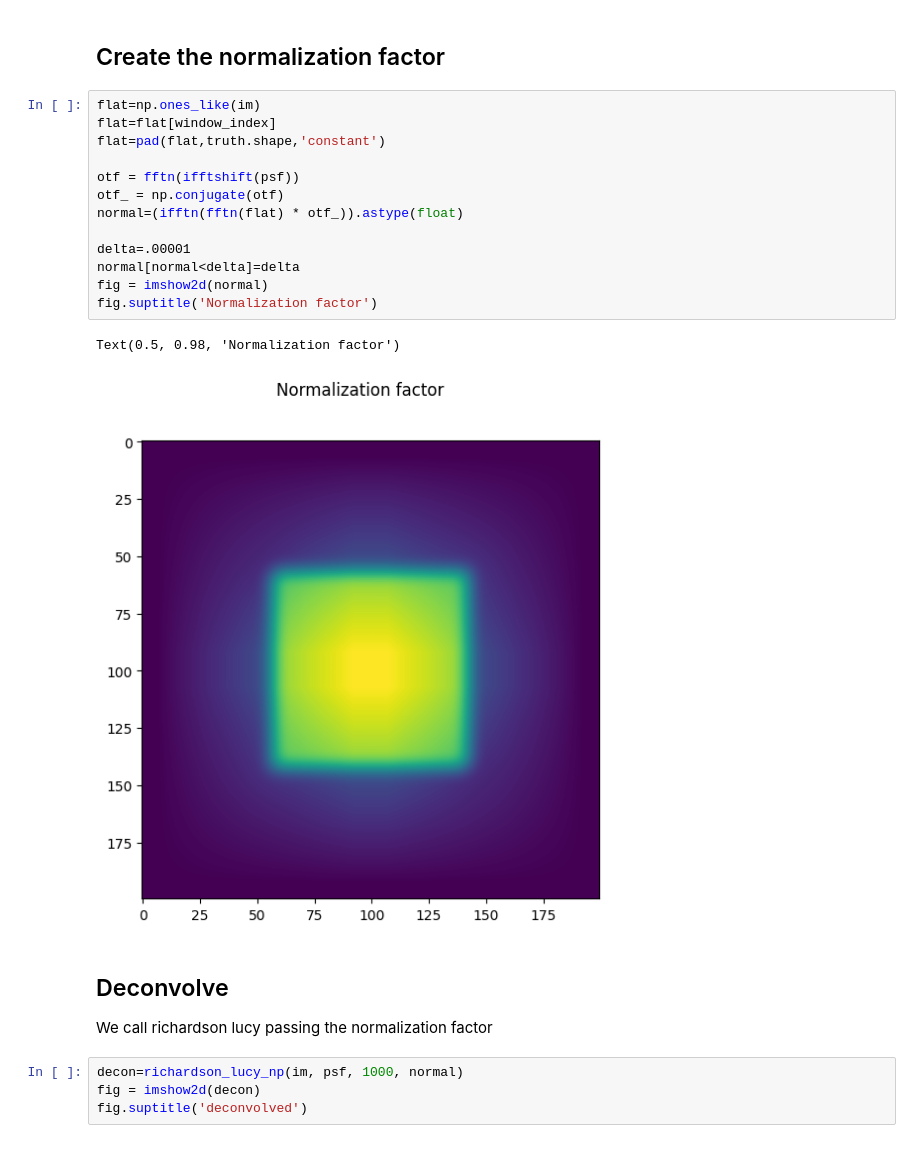
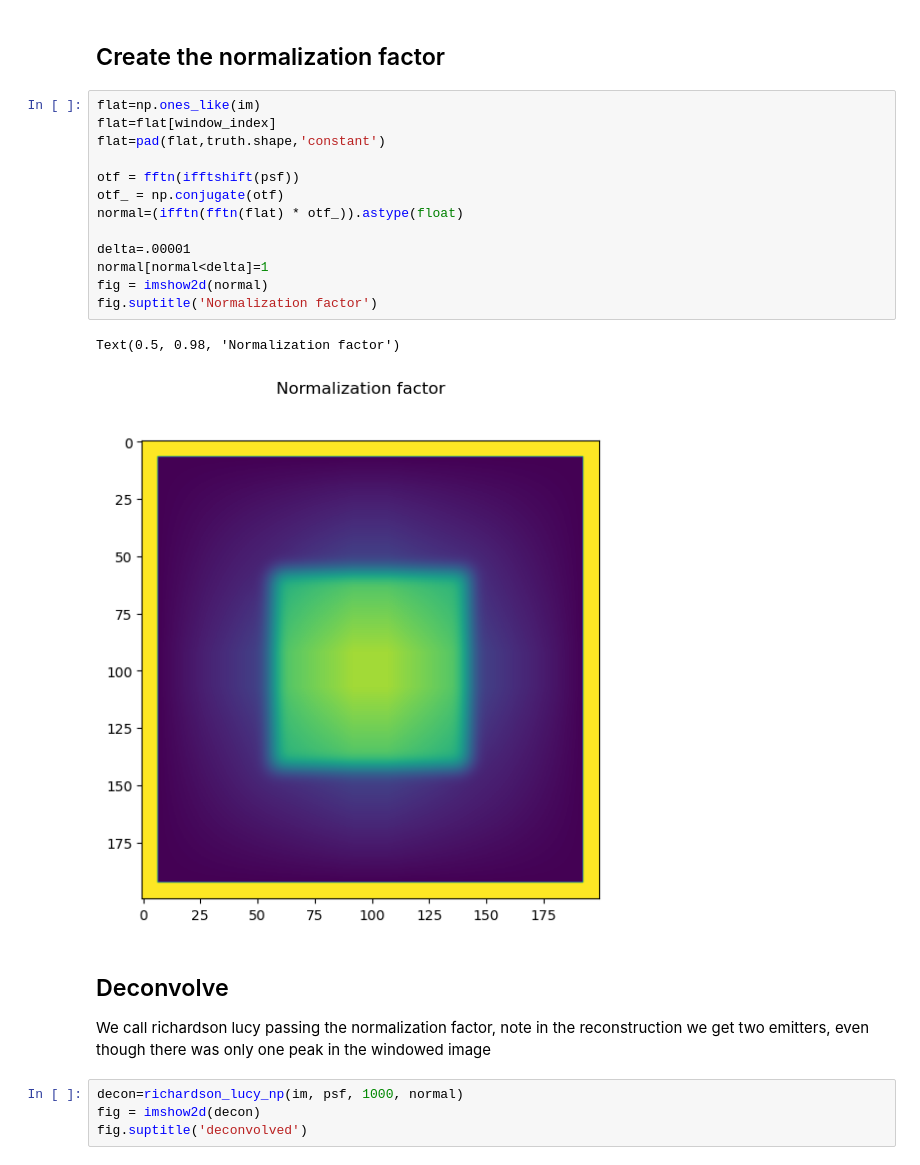
Before and after one commit to True-North-Intelligent-Algorithms/tnia-python, a Jupyter notebook: notebooks/Deconvolution/edges.ipynb, the cells around one changed output. Cells and saved outputs as stored; diff of their text form.

```diff
--- a/notebooks/Deconvolution/edges.ipynb
+++ b/notebooks/Deconvolution/edges.ipynb
@@ -230,23 +230,23 @@ Text(0.5, 0.98, 'image after window')
 # %%
 flat=np.ones_like(im)
 flat=flat[window_index]
 flat=pad(flat,truth.shape,'constant')
 
 otf = fftn(ifftshift(psf))
 otf_ = np.conjugate(otf)
 normal=(ifftn(fftn(flat) * otf_)).astype(float)
 
 delta=.00001
-normal[normal<delta]=delta
+normal[normal<delta]=1
 fig = imshow2d(normal)
 fig.suptitle('Normalization factor')
 # %% [output]
 Text(0.5, 0.98, 'Normalization factor')
-[figure, old version]
+[figure, new version]
 # %% [markdown]
 ## Deconvolve
 
-We call richardson lucy passing the normalization factor
+We call richardson lucy passing the normalization factor, note in the reconstruction we get two emitters, even though there was only one peak in the windowed image
 # %%
 decon=richardson_lucy_np(im, psf, 1000, normal)
 fig = imshow2d(decon)
```
Also changed, not shown: parts of 1 cell of this notebook.
